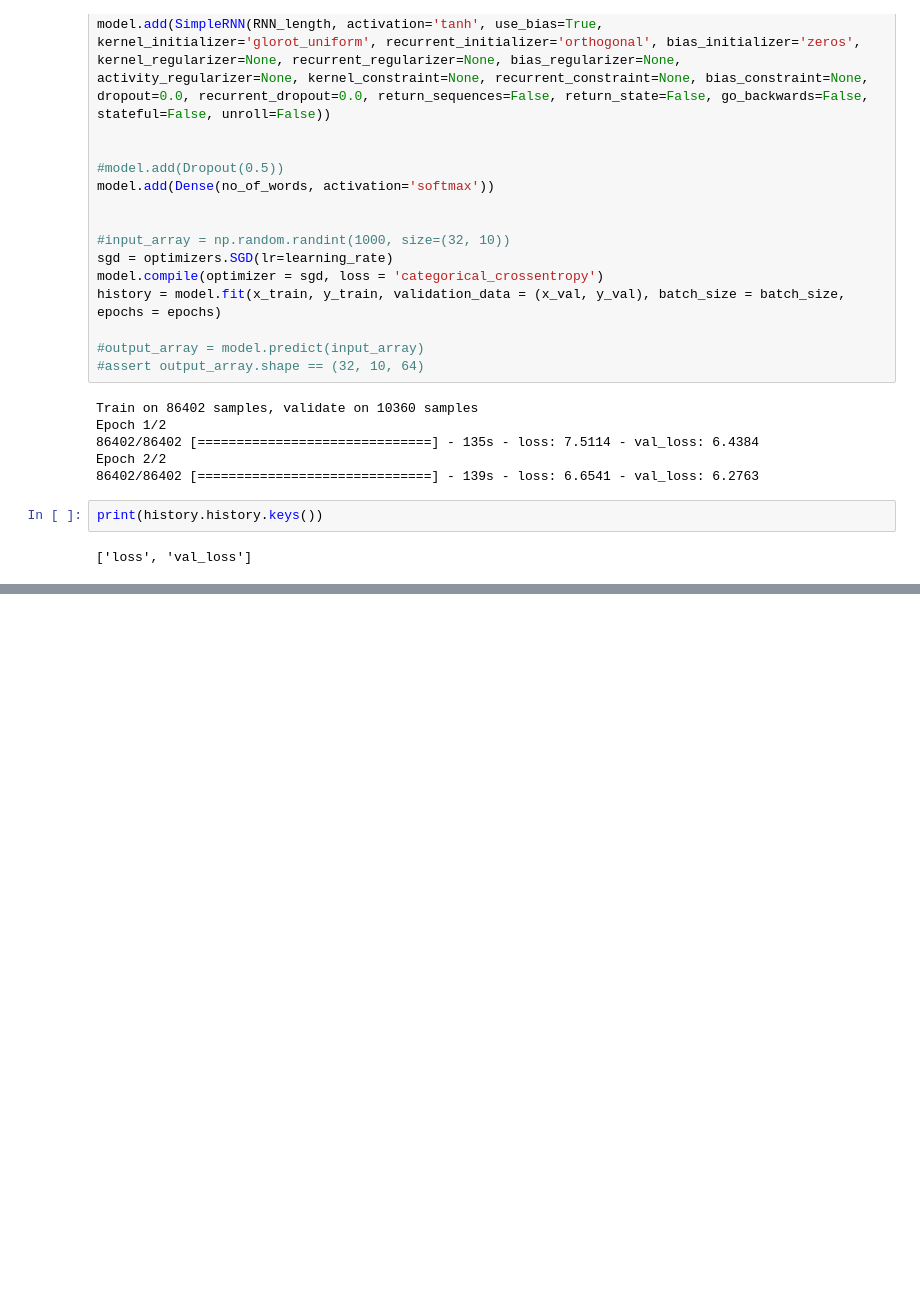
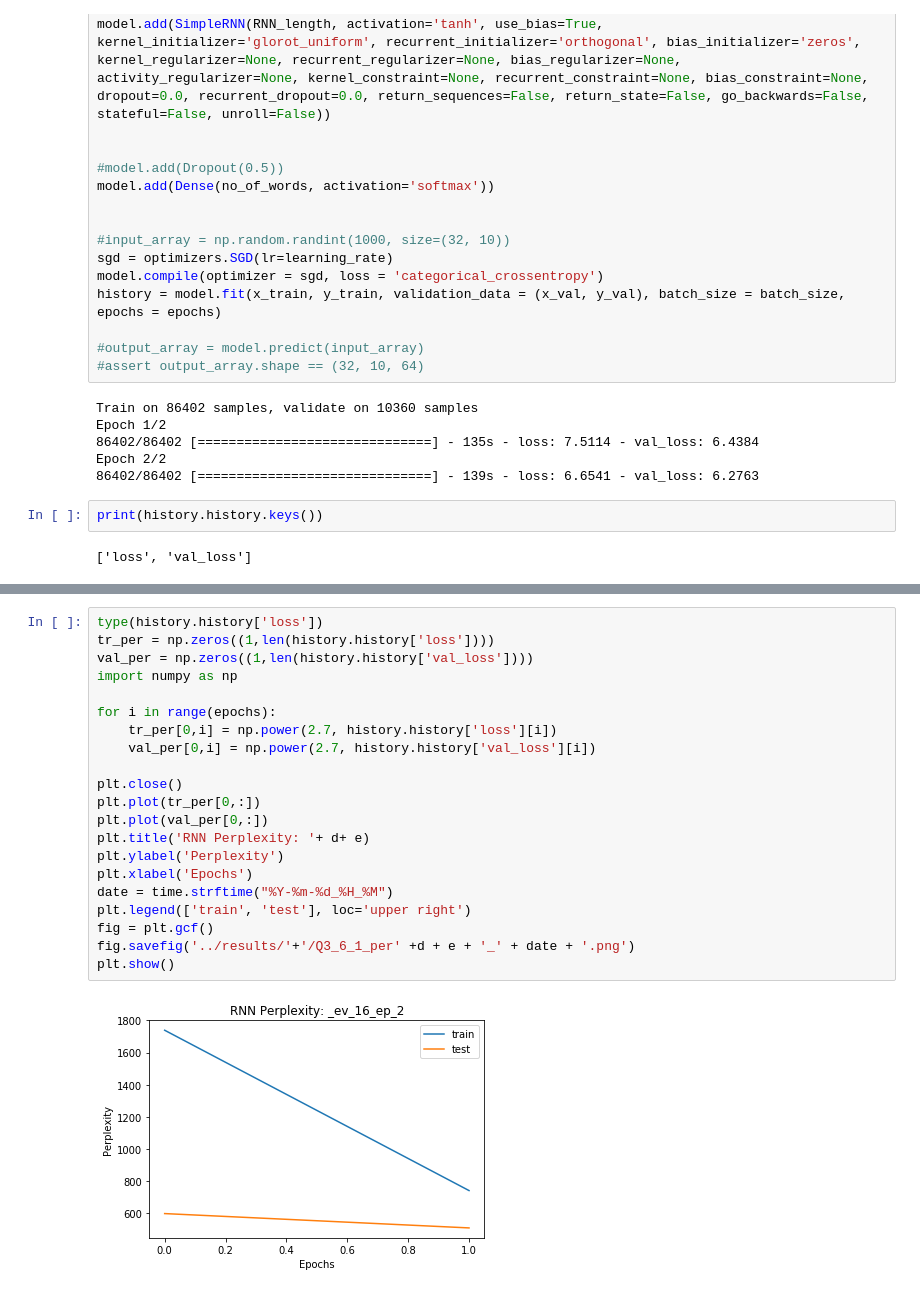
Before and after one commit to mansimane/4-gram-language-model-with-RNN-and-multilayer-perceptron, a Jupyter notebook: code/q3_6_1.ipynb, the cells around one changed output, grey strips where cells are left out. Saved outputs shown, nothing was run; the diff lists cells and outputs as text; blank space fills up the shorter version.

```diff
--- a/code/q3_6_1.ipynb
+++ b/code/q3_6_1.ipynb
@@ -83,0 +87,23 @@ plt.show()
+# %%
+type(history.history['loss'])
+tr_per = np.zeros((1,len(history.history['loss'])))
+val_per = np.zeros((1,len(history.history['val_loss'])))
+import numpy as np
+
+for i in range(epochs):
+    tr_per[0,i] = np.power(2.7, history.history['loss'][i])
+    val_per[0,i] = np.power(2.7, history.history['val_loss'][i])
+
+plt.close()
+plt.plot(tr_per[0,:])
+plt.plot(val_per[0,:])
+plt.title('RNN Perplexity: '+ d+ e)
+plt.ylabel('Perplexity')
+plt.xlabel('Epochs')
+date = time.strftime("%Y-%m-%d_%H_%M")
+plt.legend(['train', 'test'], loc='upper right')
+fig = plt.gcf()
+fig.savefig('../results/'+'/Q3_6_1_per' +d + e + '_' + date + '.png')
+plt.show()
+# %% [output]
+[figure, added]
```
Also changed, not shown: parts of 3 cells of this notebook.
